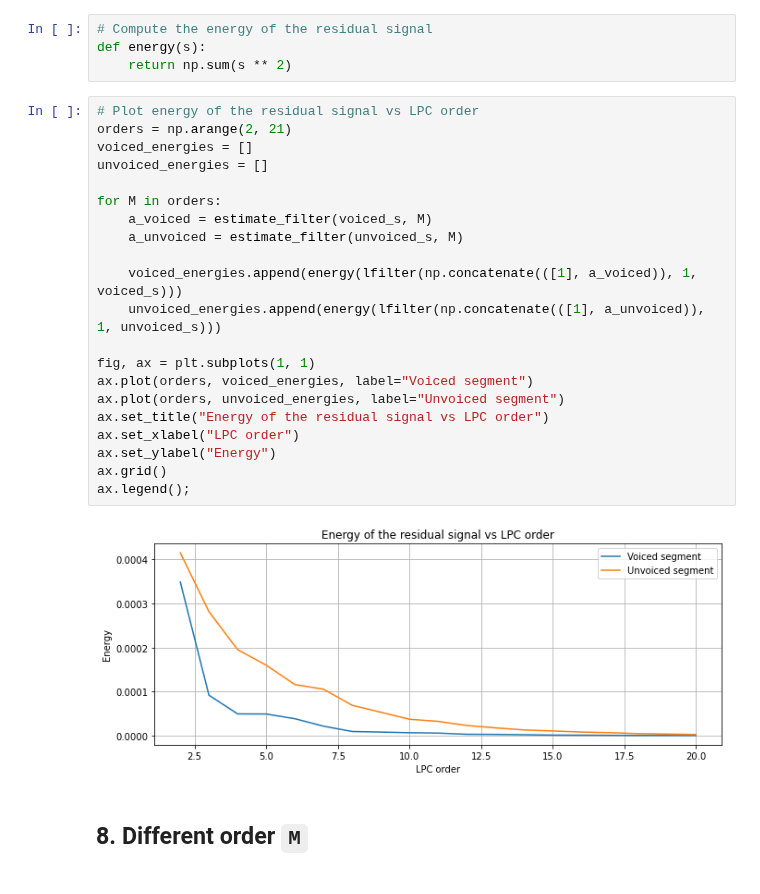
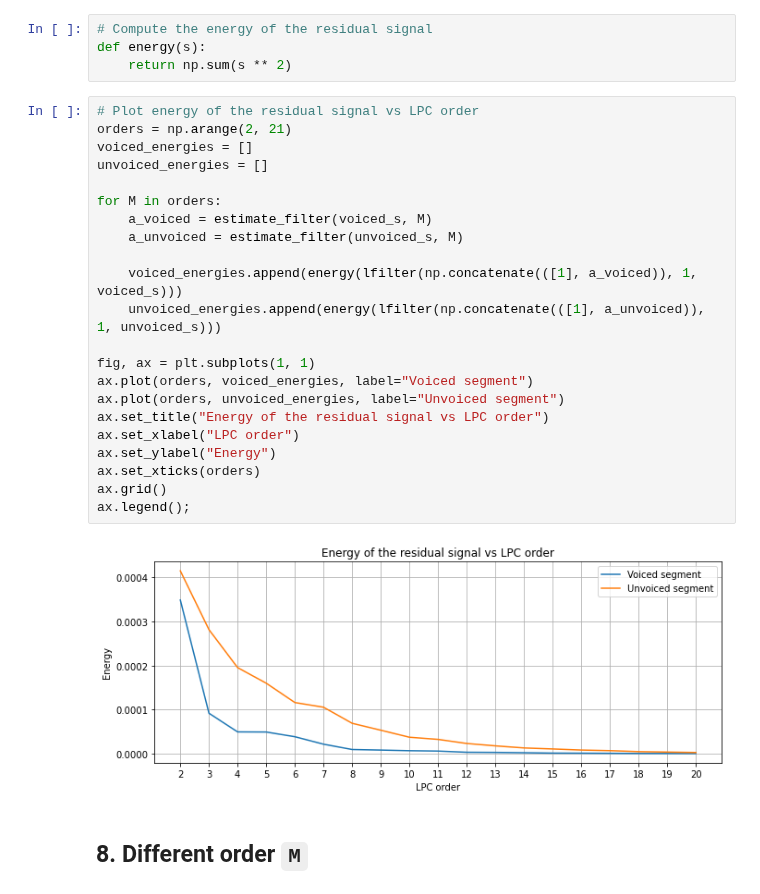
Before and after one commit to iibrahimli/ssp_sose2023, a Jupyter notebook: Exercise3/exercise3.ipynb, the cells around one changed output. Cells and saved outputs as stored; diff of their text form.

Commit message:
set xticks to LPC order

```diff
--- a/Exercise3/exercise3.ipynb
+++ b/Exercise3/exercise3.ipynb
@@ -203,26 +203,27 @@ def energy(s):
 # %%
 # Plot energy of the residual signal vs LPC order
 orders = np.arange(2, 21)
 voiced_energies = []
 unvoiced_energies = []
 
 for M in orders:
     a_voiced = estimate_filter(voiced_s, M)
     a_unvoiced = estimate_filter(unvoiced_s, M)
 
     voiced_energies.append(energy(lfilter(np.concatenate(([1], a_voiced)), 1, voiced_s)))
     unvoiced_energies.append(energy(lfilter(np.concatenate(([1], a_unvoiced)), 1, unvoiced_s)))
 
 fig, ax = plt.subplots(1, 1)
 ax.plot(orders, voiced_energies, label="Voiced segment")
 ax.plot(orders, unvoiced_energies, label="Unvoiced segment")
 ax.set_title("Energy of the residual signal vs LPC order")
 ax.set_xlabel("LPC order")
 ax.set_ylabel("Energy")
+ax.set_xticks(orders)
 ax.grid()
 ax.legend();
 # %% [output]
-[figure, old version]
+[figure, new version]
 # %% [markdown]
 ## 8. Different order `M`
 # %%
```
